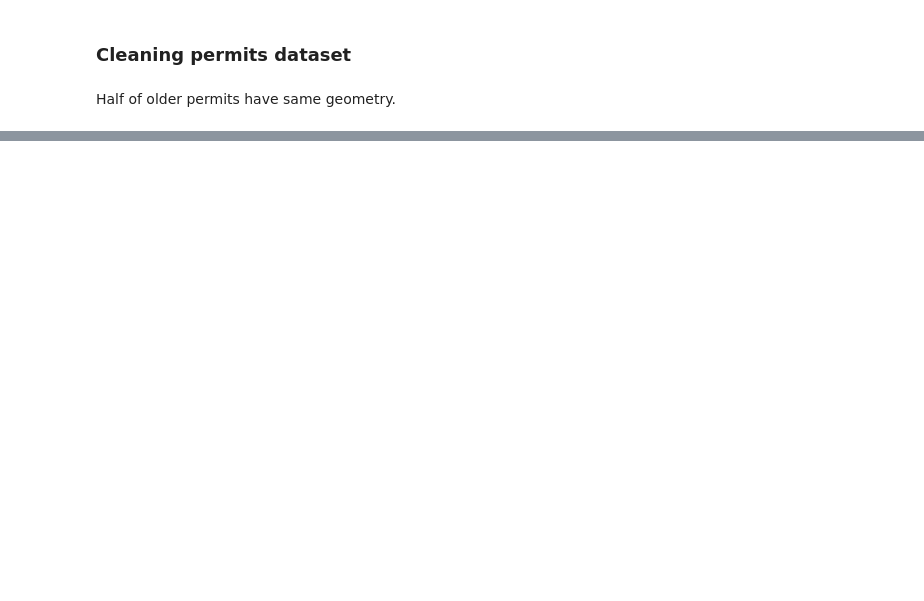
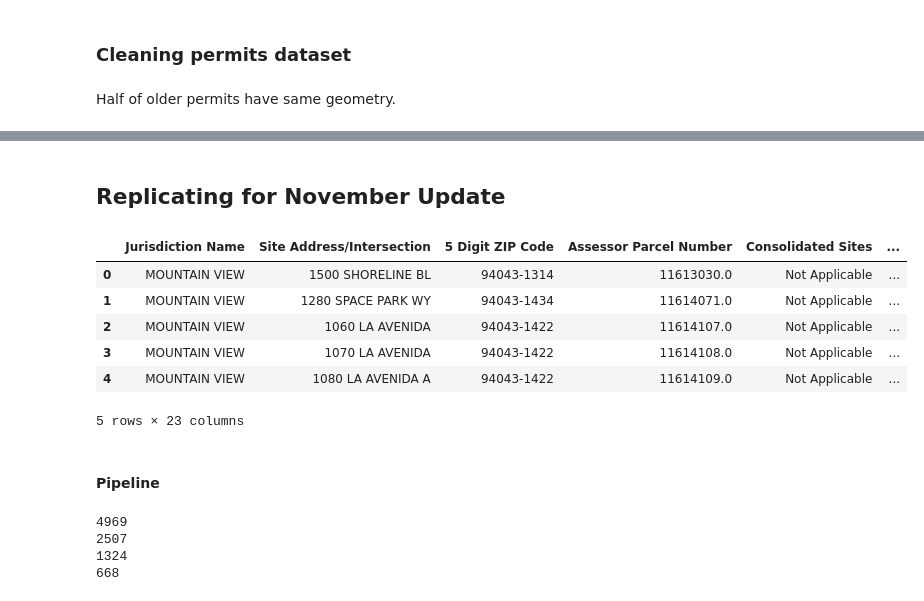
Before and after one commit to sdamerdji/mountain_view_he, a Jupyter notebook: analysis.ipynb, the cells around one changed output, grey strips where cells are left out. Drawn from its saved outputs; the diff is of its cells as text; code cells hidden in the pictures; blank space fills up the shorter version.

Commit message:
update analysis for november

```diff
--- a/analysis.ipynb
+++ b/analysis.ipynb
@@ -254,0 +294,38 @@ run_sum_tot
+# %% [markdown]
+## Replicating for November Update
+# %%
+si_nov = pd.read_csv('./data/nov_table_a.csv', low_memory=False)
+si_nov = si_nov[~si_nov.isna().all(axis=1)]
+si_nov = si_nov[:-1]
+si_nov.head()
+# %% [output]
+|  | Jurisdiction Name | Site Address/Intersection | 5 Digit ZIP Code | Assessor Parcel Number | Consolidated Sites | ... |
+| 0 | MOUNTAIN VIEW | 1500 SHORELINE BL | 94043-1314 | 11613030.0 | Not Applicable | ... |
+| 1 | MOUNTAIN VIEW | 1280 SPACE PARK WY | 94043-1434 | 11614071.0 | Not Applicable | ... |
+| 2 | MOUNTAIN VIEW | 1060 LA AVENIDA | 94043-1422 | 11614107.0 | Not Applicable | ... |
+| 3 | MOUNTAIN VIEW | 1070 LA AVENIDA | 94043-1422 | 11614108.0 | Not Applicable | ... |
+| 4 | MOUNTAIN VIEW | 1080 LA AVENIDA A | 94043-1422 | 11614109.0 | Not Applicable | ... |
+5 rows × 23 columns
+# %% [markdown]
+#### Pipeline
+# %%
+# city projections
+tot_pipe = 7476
+li_pipe = 1992
+
+# expected total pipeline units
+print(round(sum(mv_history.units * mv_history.pct_built) / mv_history.units.sum() * tot_pipe))
+
+# delta
+print(round(tot_pipe - sum(mv_history.units * mv_history.pct_built) / mv_history.units.sum() * tot_pipe))
+
+# expected li pipeline units
+print(round(sum(mv_history.units * mv_history.pct_built) / mv_history.units.sum() * li_pipe))
+
+# delta (li)
+print(round(li_pipe - sum(mv_history.units * mv_history.pct_built) / mv_history.units.sum() * li_pipe))
+# %% [output]
+4969
+2507
+1324
+668
```
Also changed, not shown: parts of 84 cells of this notebook, 10 other files.
